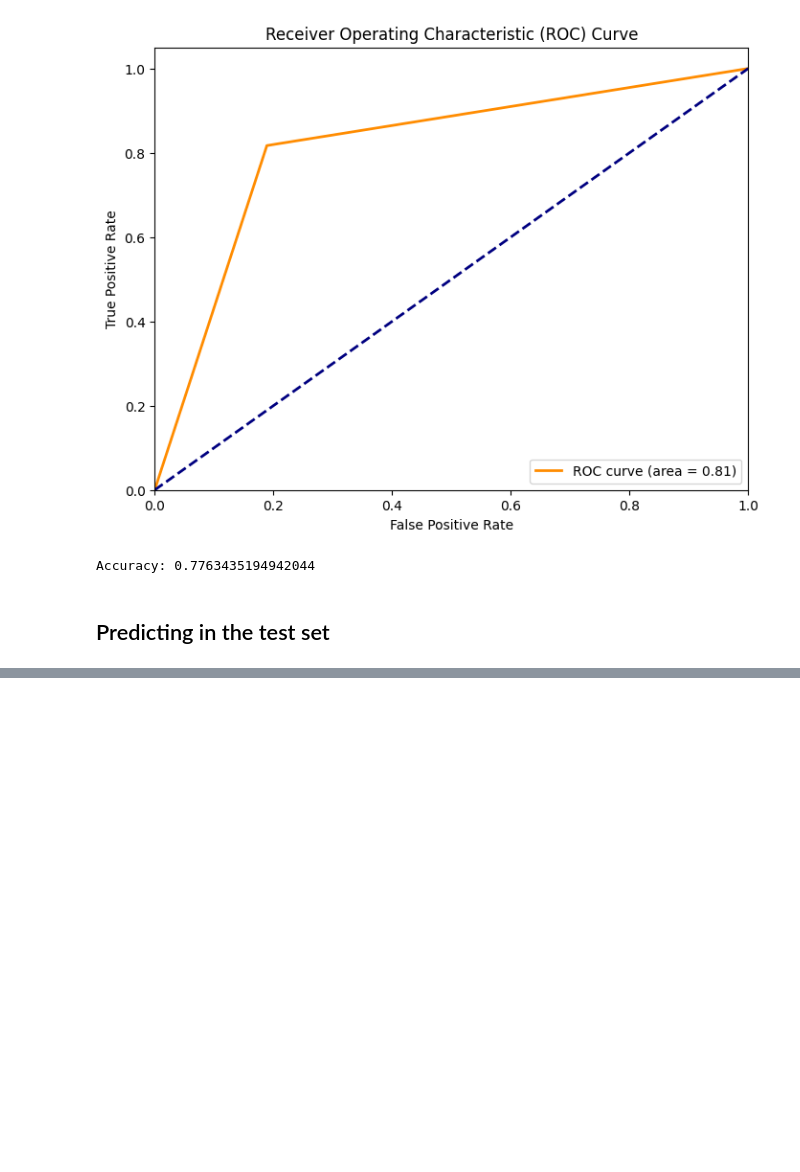
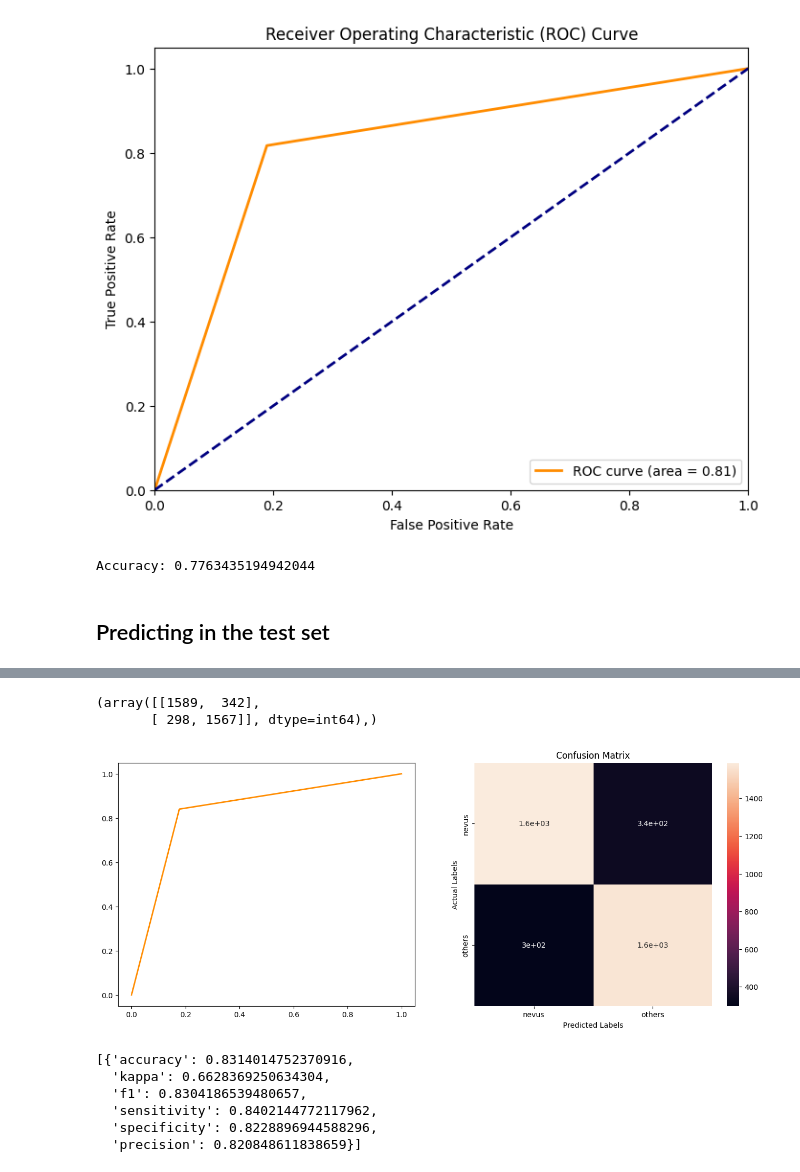
Before and after one commit to lui-alvarez/Melanoma-classification-using-machine-learning, a Jupyter notebook: notebooks/machine_learning_pipeline.ipynb, the cells around one changed output, grey strips where cells are left out. Cells and saved outputs as stored; diff of their text form; code cells hidden in the pictures; blank space fills up the shorter version.

```diff
--- a/notebooks/machine_learning_pipeline.ipynb
+++ b/notebooks/machine_learning_pipeline.ipynb
@@ -590,0 +686,26 @@ Accuracy: 0.7763435194942044
+# %%
+# Define the base classifiers
+clf1 = SVC(C= 10, gamma=0.01, kernel='rbf', probability=True)  # Set probability=True for soft voting
+clf2 = XGBClassifier(colsample_bytree=0.8, learning_rate=0.1, max_depth=5, n_estimators=300, subsample=0.7)
+clf3 = KNeighborsClassifier(algorithm='ball_tree', n_neighbors= 5, p=1, weights='distance')
+
+# Create a VotingClassifier with soft voting
+voting_clf = VotingClassifier(estimators=[('svc', clf1), ('xgb', clf2), ('knn', clf3)], voting='soft')
+
+# Train the VotingClassifier on your training data
+voting_clf.fit(X_train_normalized, y_train_encoded)
+
+# Make predictions
+y_pred = voting_clf.predict(X_val_normalized)
+
+predict_models(y_pred, y_val_encoded)
+# %% [output]
+(array([[1589,  342],
+       [ 298, 1567]], dtype=int64),)
+[figure, added]
+[{'accuracy': 0.8314014752370916,
+  'kappa': 0.6628369250634304,
+  'f1': 0.8304186539480657,
+  'sensitivity': 0.8402144772117962,
+  'specificity': 0.8228896944588296,
+  'precision': 0.820848611838659}]
```
Also changed, not shown: parts of 10 cells of this notebook.
